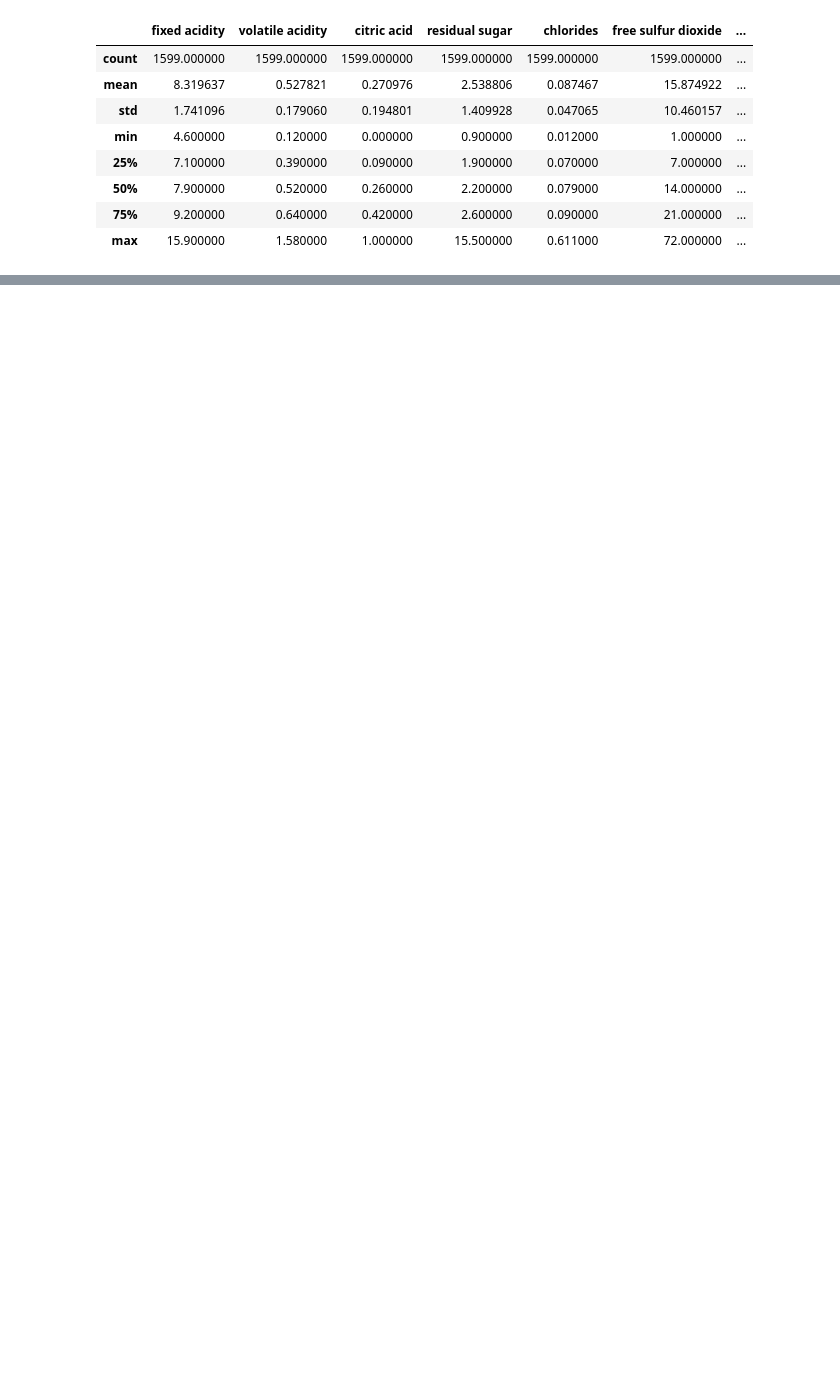
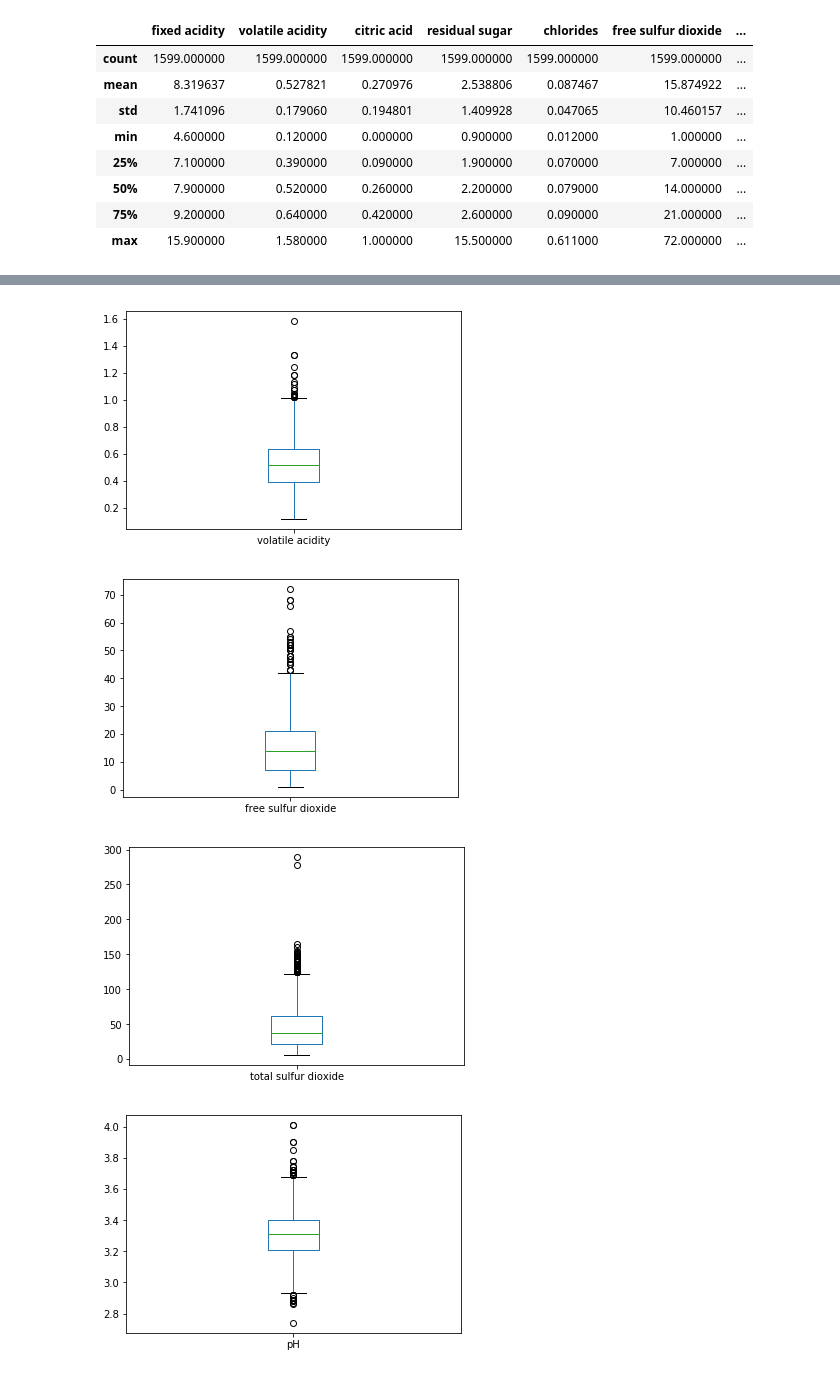
Before and after one commit to gDuarteg/CD_2018_Projeto-3, a Jupyter notebook: Projeto 3.ipynb, the cells around one changed output, grey strips where cells are left out. Drawn from its saved outputs; the diff is of its cells as text; code cells hidden in the pictures; blank space fills up the shorter version.

```diff
--- a/Projeto 3.ipynb
+++ b/Projeto 3.ipynb
@@ -72,0 +85,9 @@ dataF.describe()
+# %%
+for i in listop:
+    dataF[i].plot.box()
+    plt.show()
+# %% [output]
+[figure, added]
+[figure, added]
+[figure, added]
+[figure, added]
```
Also changed, not shown: parts of 23 cells of this notebook.
